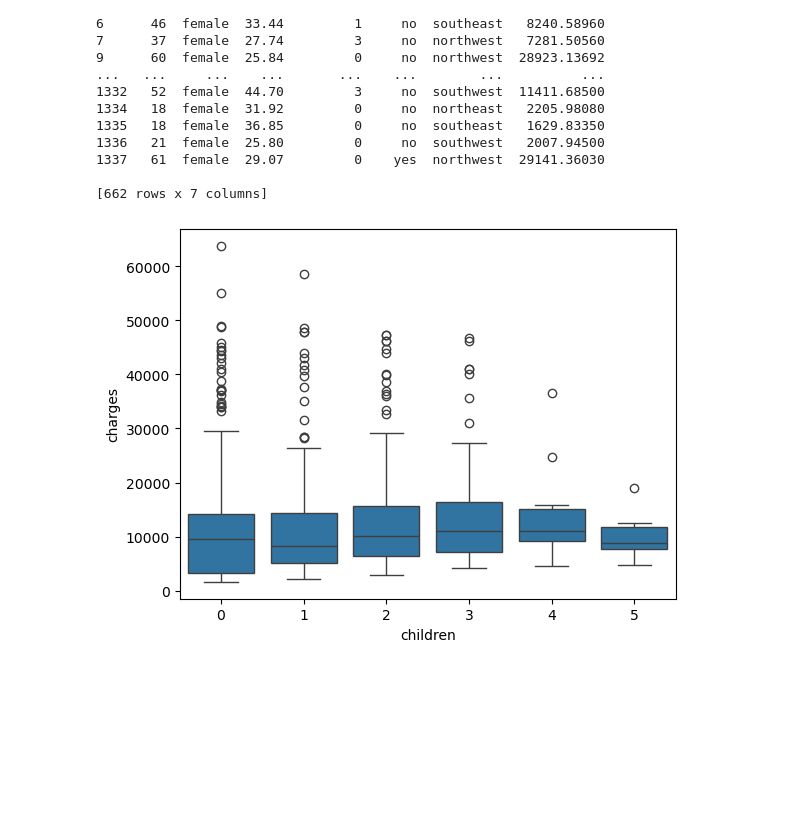
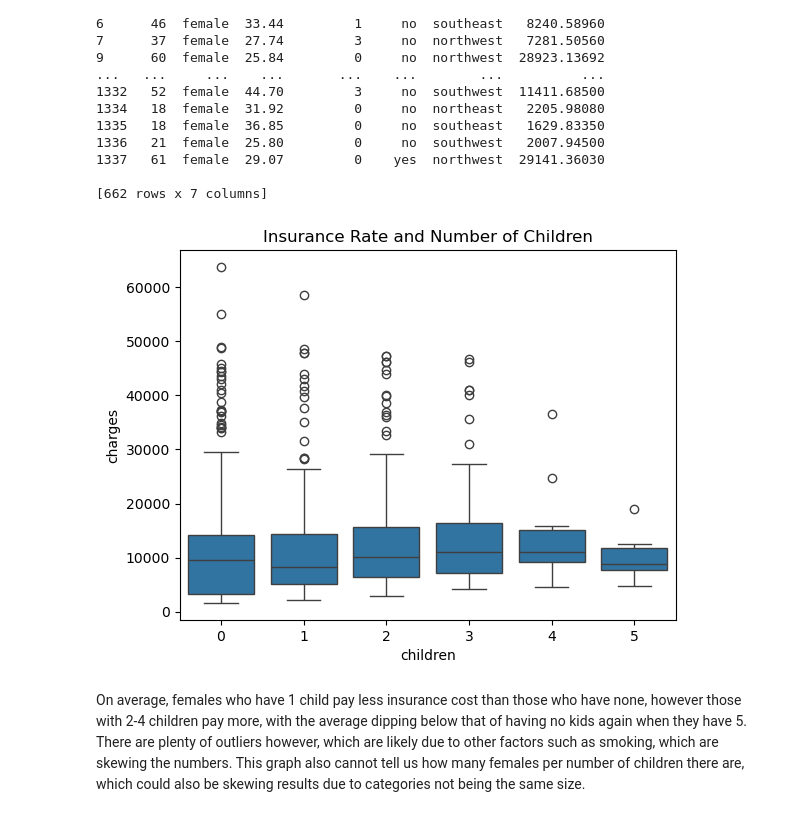
Before and after one commit to skyegambrel/female_health_and_cost_analysis, a Jupyter notebook: us-medical-insurance-costs.ipynb, the cells around one changed output. Saved outputs shown, nothing was run; the diff lists cells and outputs as text; code cells hidden in the pictures; blank space fills up the shorter version.

Commit message:
Jupyter Notebook Code
made it so that I could download my plot figures

```diff
--- a/us-medical-insurance-costs.ipynb
+++ b/us-medical-insurance-costs.ipynb
@@ -66,7 +66,9 @@ print(only_female_df)
 [662 rows x 7 columns]
 # %%
 cost_vs_child_histplot = sns.boxplot(x="children", y="charges", data=only_female_df)
+plt.title("Insurance Rate and Number of Children")
+plt.savefig("cost and children.png", dpi=300, bbox_inches="tight")
 plt.show()
 plt.close()
 # %% [output]
-[figure, old version]
+[figure, new version]
@@ -76,2 +75,4 @@ plt.close()
+# %% [markdown]
+On average, females who have 1 child pay less insurance cost than those who have none, however those with 2-4 children pay more, with the average dipping below that of having no kids again when they have 5. There are plenty of outliers however, which are likely due to other factors such as smoking, which are skewing the numbers. This graph also cannot tell us how many females per number of children there are, which could also be skewing results due to categories not being the same size.
 # %%
 bmi_vs_children = sns.boxplot(x="children", y="bmi", data=only_female_df)
```
Also changed, not shown: parts of 6 cells of this notebook.
